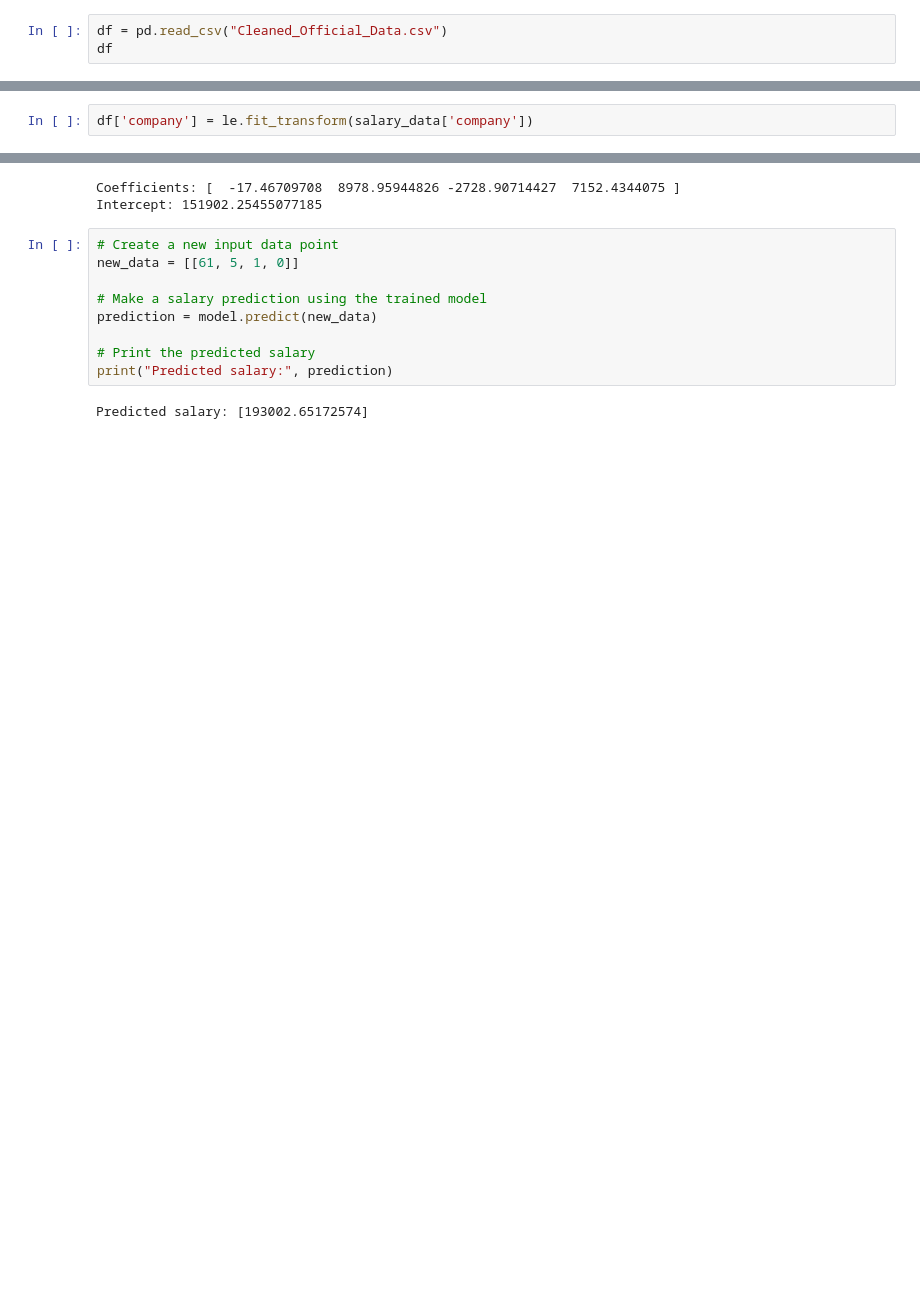
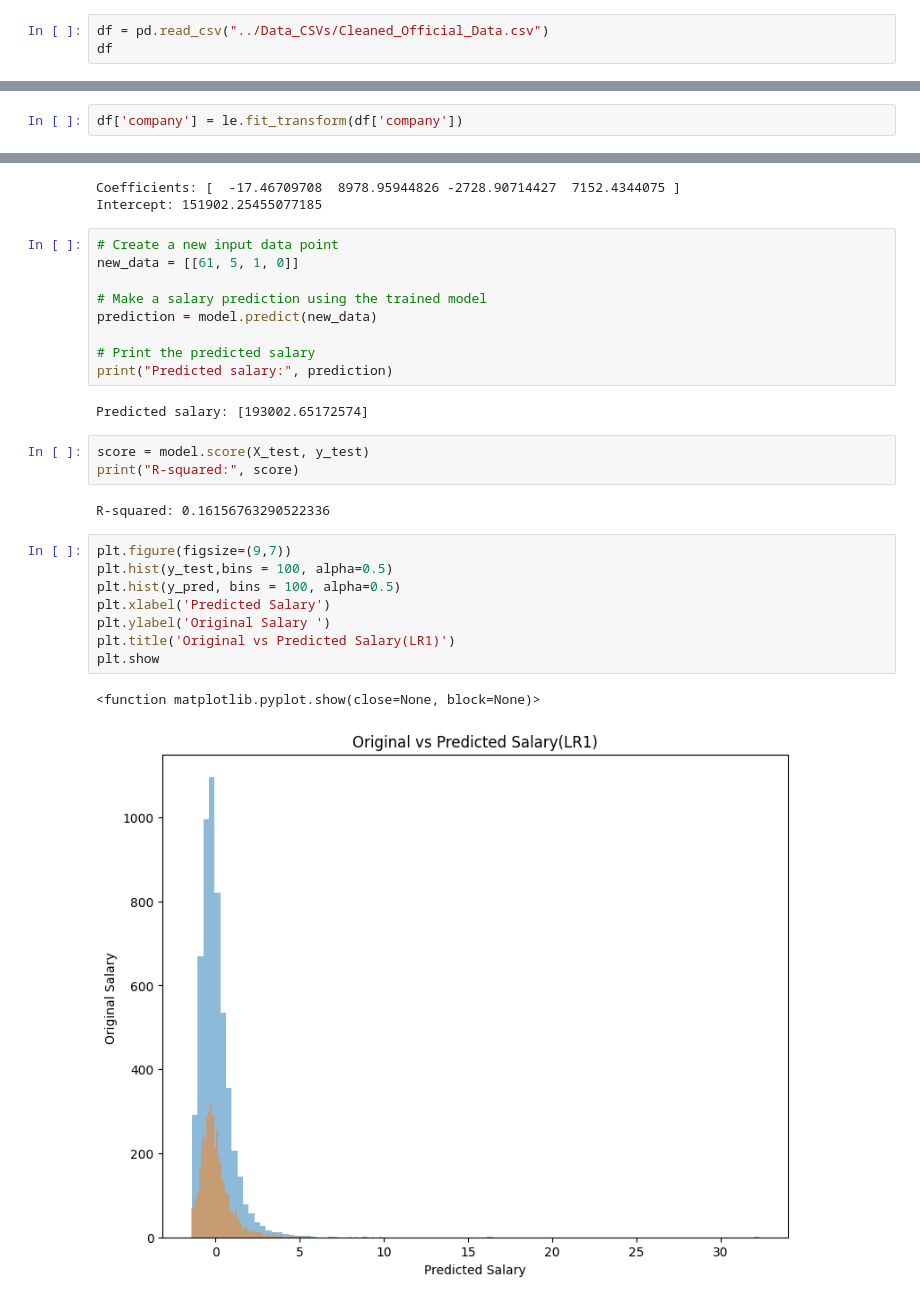
Before and after one commit to pragna2000/Tech-Salary-Prediction-, a Jupyter notebook: Project_1/Salary Prediction based on Linear Regression.ipynb, the cells around one changed output, grey strips where cells are left out. Cells and saved outputs as stored; diff of their text form; blank space fills up the shorter version.

```diff
--- a/Project_1/Salary Prediction based on Linear Regression.ipynb
+++ b/Project_1/Salary Prediction based on Linear Regression.ipynb
@@ -12,5 +14,5 @@ from sklearn.impute import SimpleImputer
 # %%
-df = pd.read_csv("Cleaned_Official_Data.csv")
+df = pd.read_csv("../Data_CSVs/Cleaned_Official_Data.csv")
 df
 # %% [output]
 |  | company | title | totalyearlycompensation | location | yearsofexperience | yearsatcompany | basesalary | ... |
@@ -50,4 +32,4 @@ Name: company, dtype: int64
 from sklearn.preprocessing import LabelEncoder
 le = LabelEncoder()
 # %%
-df['company'] = le.fit_transform(salary_data['company'])
+df['company'] = le.fit_transform(df['company'])
@@ -181,3 +116,19 @@ prediction = model.predict(new_data)
 print("Predicted salary:", prediction)
 # %% [output]
 Predicted salary: [193002.65172574]
+# %%
+score = model.score(X_test, y_test)
+print("R-squared:", score)
+# %% [output]
+R-squared: 0.16156763290522336
+# %%
+plt.figure(figsize=(9,7))
+plt.hist(y_test,bins = 100, alpha=0.5)
+plt.hist(y_pred, bins = 100, alpha=0.5)
+plt.xlabel('Predicted Salary')
+plt.ylabel('Original Salary ')
+plt.title('Original vs Predicted Salary(LR1)')
+plt.show
+# %% [output]
+<function matplotlib.pyplot.show(close=None, block=None)>
+[figure, added]
```
Also changed, not shown: parts of 32 cells of this notebook, 6 other files.
